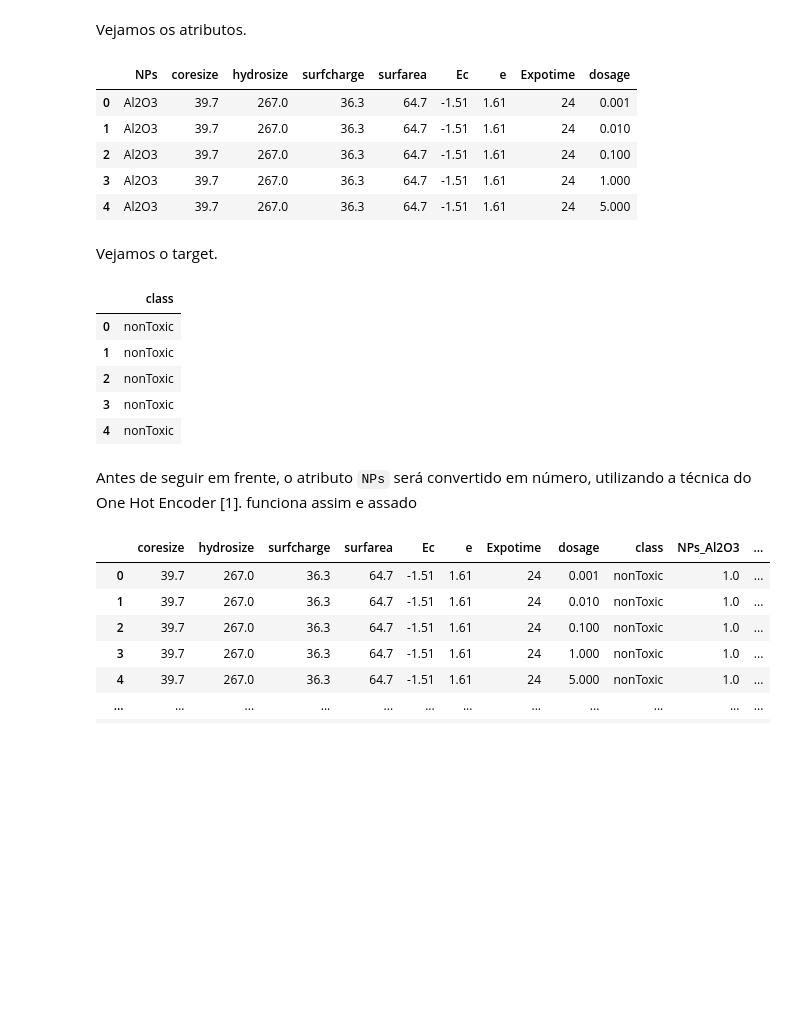
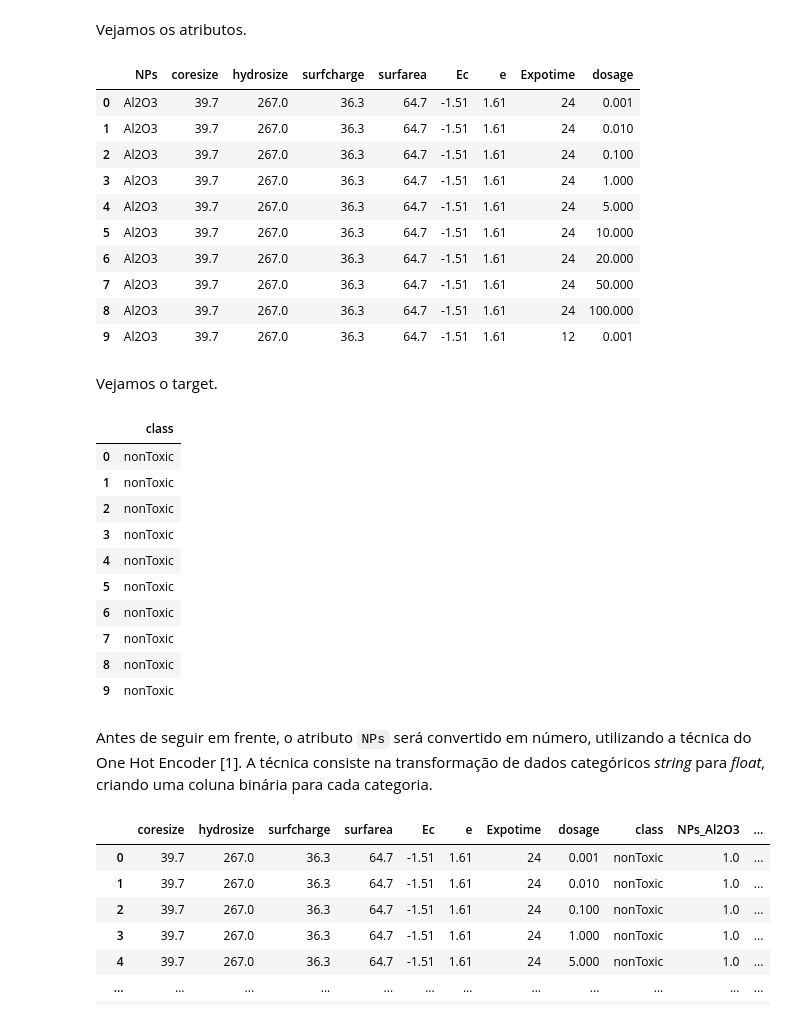
Before and after one commit to Leonardo-RGS/Nanotox_kNN, a Jupyter notebook: Nanotoxicidade_knn.ipynb, the cells around one changed output. Saved outputs shown, nothing was run; the diff lists cells and outputs as text; code cells hidden in the pictures; blank space fills up the shorter version.

```diff
--- a/Nanotoxicidade_knn.ipynb
+++ b/Nanotoxicidade_knn.ipynb
@@ -58,18 +46,23 @@ Após remover amostras com valores ausentes, o modelo tem 881 amostras
 # %% [markdown]
 Vejamos os atributos.
 # %%
-x.head(5)
+x.head(10)
 # %% [output]
 |  | NPs | coresize | hydrosize | surfcharge | surfarea | Ec | e | Expotime | dosage |
 | 0 | Al2O3 | 39.7 | 267.0 | 36.3 | 64.7 | -1.51 | 1.61 | 24 | 0.001 |
 | 1 | Al2O3 | 39.7 | 267.0 | 36.3 | 64.7 | -1.51 | 1.61 | 24 | 0.010 |
 | 2 | Al2O3 | 39.7 | 267.0 | 36.3 | 64.7 | -1.51 | 1.61 | 24 | 0.100 |
 | 3 | Al2O3 | 39.7 | 267.0 | 36.3 | 64.7 | -1.51 | 1.61 | 24 | 1.000 |
 | 4 | Al2O3 | 39.7 | 267.0 | 36.3 | 64.7 | -1.51 | 1.61 | 24 | 5.000 |
+| 5 | Al2O3 | 39.7 | 267.0 | 36.3 | 64.7 | -1.51 | 1.61 | 24 | 10.000 |
+| 6 | Al2O3 | 39.7 | 267.0 | 36.3 | 64.7 | -1.51 | 1.61 | 24 | 20.000 |
+| 7 | Al2O3 | 39.7 | 267.0 | 36.3 | 64.7 | -1.51 | 1.61 | 24 | 50.000 |
+| 8 | Al2O3 | 39.7 | 267.0 | 36.3 | 64.7 | -1.51 | 1.61 | 24 | 100.000 |
+| 9 | Al2O3 | 39.7 | 267.0 | 36.3 | 64.7 | -1.51 | 1.61 | 12 | 0.001 |
 # %% [markdown]
 Vejamos o target.
 # %%
-y.head(5)
+y.head(10)
 # %% [output]
 |  | class |
 | 0 | nonToxic |
@@ -77,8 +70,13 @@ y.head(5)
 | 2 | nonToxic |
 | 3 | nonToxic |
 | 4 | nonToxic |
+| 5 | nonToxic |
+| 6 | nonToxic |
+| 7 | nonToxic |
+| 8 | nonToxic |
+| 9 | nonToxic |
 # %% [markdown]
-Antes de seguir em frente, o atributo `NPs` será convertido em número, utilizando a técnica do One Hot Encoder [1]. funciona assim e assado
+Antes de seguir em frente, o atributo `NPs` será convertido em número, utilizando a técnica do One Hot Encoder [1]. A técnica consiste na transformação de dados categóricos *string* para *float*, criando uma coluna binária para cada categoria.
 # %%
 encoder = OneHotEncoder(sparse_output=False, handle_unknown='ignore')
 encoder.set_output(transform="pandas")
```
Also changed, not shown: parts of 27 cells of this notebook.
